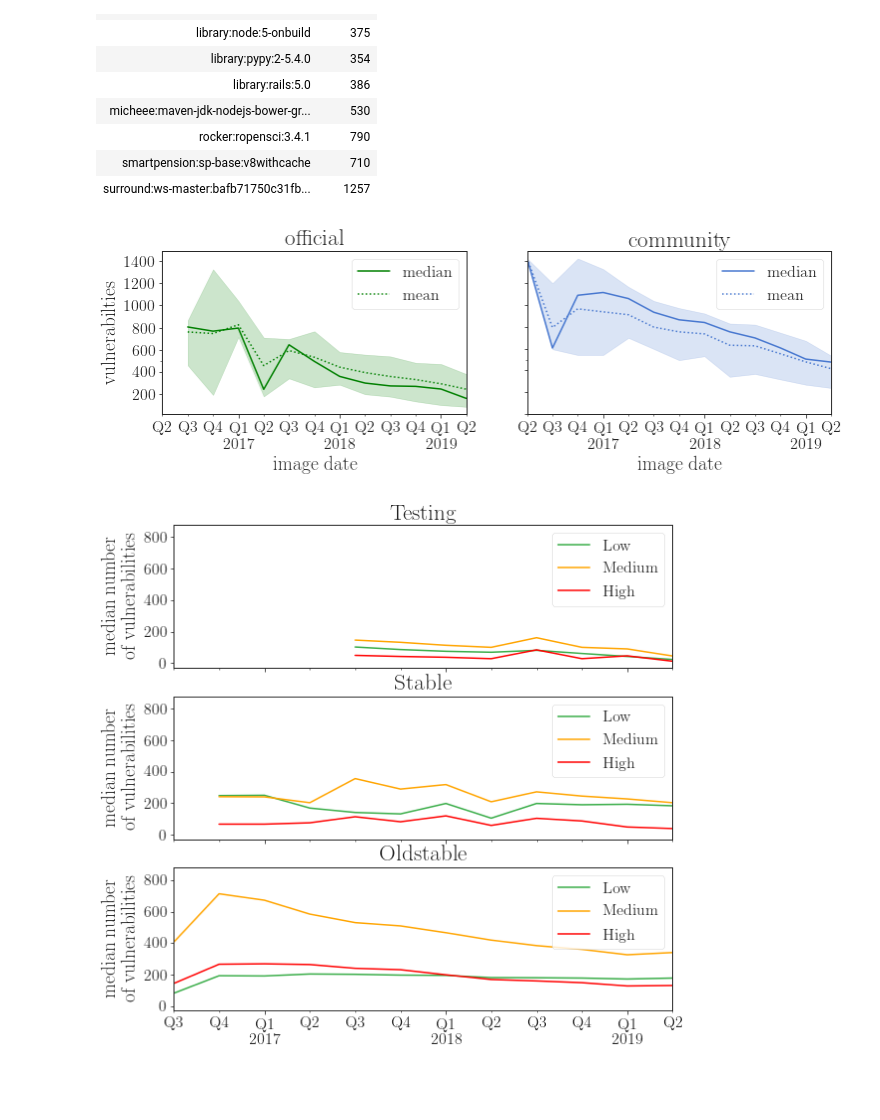
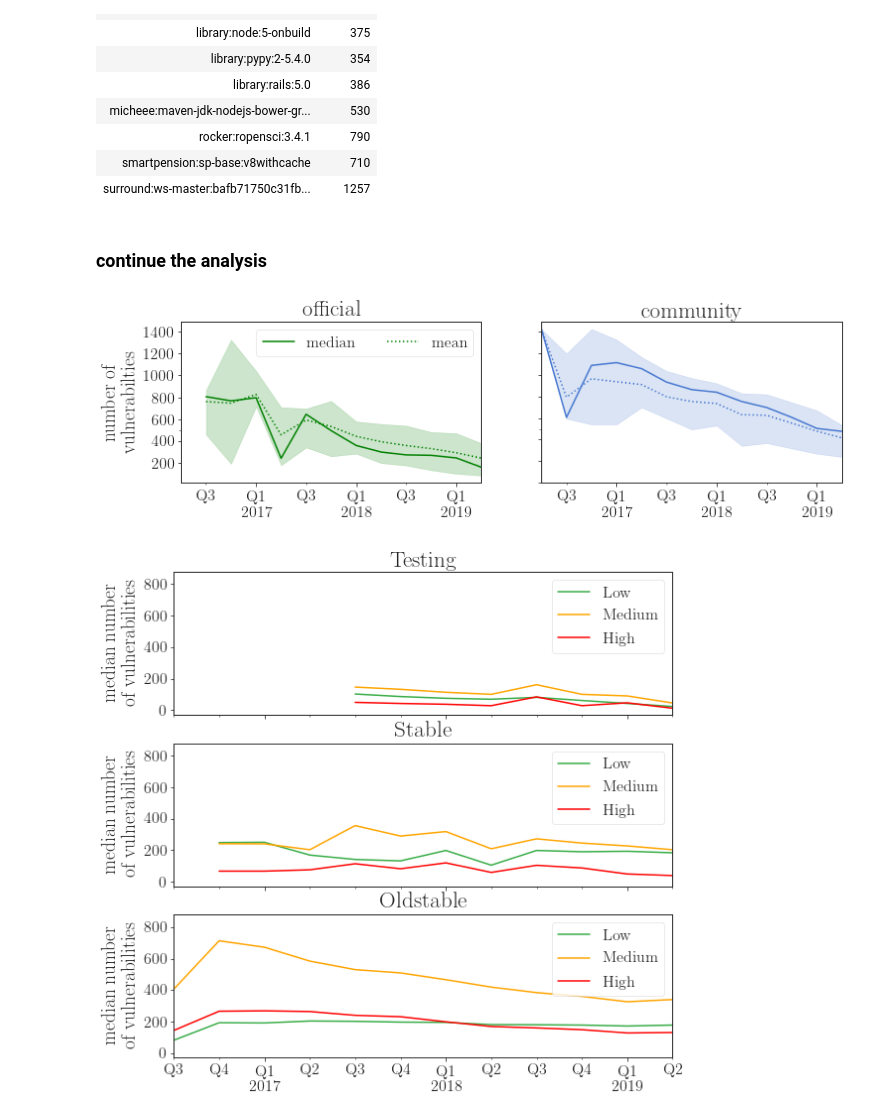
Before and after one commit to AhmedZerouali/notebooks, a Jupyter notebook: Docker EMSE/analysis step3/Vulnerability report.ipynb, the cells around one changed output. Cells and saved outputs as stored; diff of their text form; code cells hidden in the pictures; blank space fills up the shorter version.

```diff
--- a/Docker EMSE/analysis step3/Vulnerability report.ipynb
+++ b/Docker EMSE/analysis step3/Vulnerability report.ipynb
@@ -106,16 +71,3 @@ image_vuls.head(2)
 |  | image | release | type | last_updated | High | Low | Medium | l_High | l_Low | l_Medium | ... |
 | 0 | 010309:mmmiddleware:0.9.25 | Stable | community | 2017-11-01 | 26.0 | 36.0 | 48.0 | 26.0 | 36.0 | 48.0 | ... |
 | 1 | 010309:mmmiddleware:0.9.26 | Stable | community | 2017-11-12 | 26.0 | 31.0 | 40.0 | 26.0 | 31.0 | 40.0 | ... |
-# %%
-order=['jessie','stretch','buster']
-
-ax = sns.boxplot(x="release", y="cve", data=image_vuls, hue="type", palette="muted", linewidth=1)
-ax.figure.set_size_inches(11,3)
-ax.set_xlabel("Container's Debian version")
-ax.set_ylabel('Vulnerabilities')
-for patch in ax.patches:
-    patch.set_edgecolor('black')
-ax.legend(loc='upper right', bbox_to_anchor=(1, 1.3), ncol=3, fontsize=20, fancybox=True, shadow=True)
-ax.set_ylim(0,2000)
-
-#ax.figure.savefig('../../figures/vuls_container.pdf', bbox_inches='tight', facecolor='white')
@@ -163,3 +117,5 @@ Testing MannwhitneyuResult(statistic=361208133.5, pvalue=0.0)
+# %%
+image_vuls['n_cve'] = -image_vuls['cve']
 # %%
 import effect_size
 # Mann-whitney u test
@@ -170 +127,6 @@ d=-0.40969248788575985
 Testing True
+# %%
+# Mann-whitney u test
+for x in [['Oldstable','Stable'], ['Oldstable','Testing'], ['Stable','Testing']]:
+    print(x,scipy.stats.mannwhitneyu(image_vuls.query('release=="'+x[0]+'"').cve,
+            image_vuls.query('release=="'+x[1]+'"').cve))
@@ -170,0 +137,5 @@ Testing True
+# %%
+# Mann-whitney u test
+for x in [['Oldstable','Stable'], ['Oldstable','Testing'], ['Stable','Testing']]:
+    print(x,effect_size.cliffsDelta(image_vuls.query('release=="'+x[0]+'"').cve,
+            image_vuls.query('release=="'+x[1]+'"').cve))
@@ -222,35 +200,39 @@ images_pkg.groupby('image').count()
 | rocker:ropensci:3.4.1 | 790 |
 | smartpension:sp-base:v8withcache | 710 |
 | surround:ws-master:bafb71750c31fb... | 1257 |
+# %% [markdown]
+### continue the analysis
 # %%
 image_vuls = image_vuls.query('last_updated!= "None"')
 image_vuls['last_updated'] = pd.to_datetime(image_vuls['last_updated'])
 # %%
 fig, axes = plt.subplots(1, 2, sharex=True, sharey=True)
 fig.set_size_inches(12,3)
 for index, genre in enumerate(['official','community']):
     size=[12,20,70]
     df_=(image_vuls.
          query('type=="{}"'.format(genre)).
          groupby(pd.Grouper(key='last_updated', freq='1q'))['cve'].
          describe()[['mean', '25%', '50%', '75%']]
         )
 
     df_tmp=df_
     df_tmp['50%'].rename('median').plot(ax=axes[index], color=colors[genre])
     ax=df_tmp['mean'].plot(ax=axes[index],style=':',color=colors[genre])
     ax.fill_between(df_tmp.index, df_tmp['25%'], df_tmp['75%'], alpha=0.2, color=colors[genre])
 
     ax.set(
-        xlabel='image date',
+        xlabel='',
         #ylabel='deplag_{time}'+'\n(in days)',
-        ylabel='vulnerabilties',
+        ylabel='number of \nvulnerabilties',
         title=genre)
     plt.yticks(pd.np.arange(0, 1500, 200))
-    ax.legend(loc='upper right',  prop={'size': 16, 'weight':'bold'})
+    ax.xaxis.set_minor_locator(minorLocator)
+    ax.legend(prop={'size': 16}, ncol=2) #handles=legend_elements,
+ax.legend('').remove() #handles=legend_elements,
 fig.savefig('/home/neglectos/Desktop/repositories/docker_emse/figures/vul_evlution.pdf', bbox_inches='tight', facecolor='white')
 # %% [output]
-[figure, old version]
+[figure, new version]
 # %%
 fig, axes = plt.subplots(3, 1, sharex=True, sharey=True)
 fig.set_size_inches(9,9)
```
Also changed, not shown: parts of 16 cells of this notebook, 5 other files.
